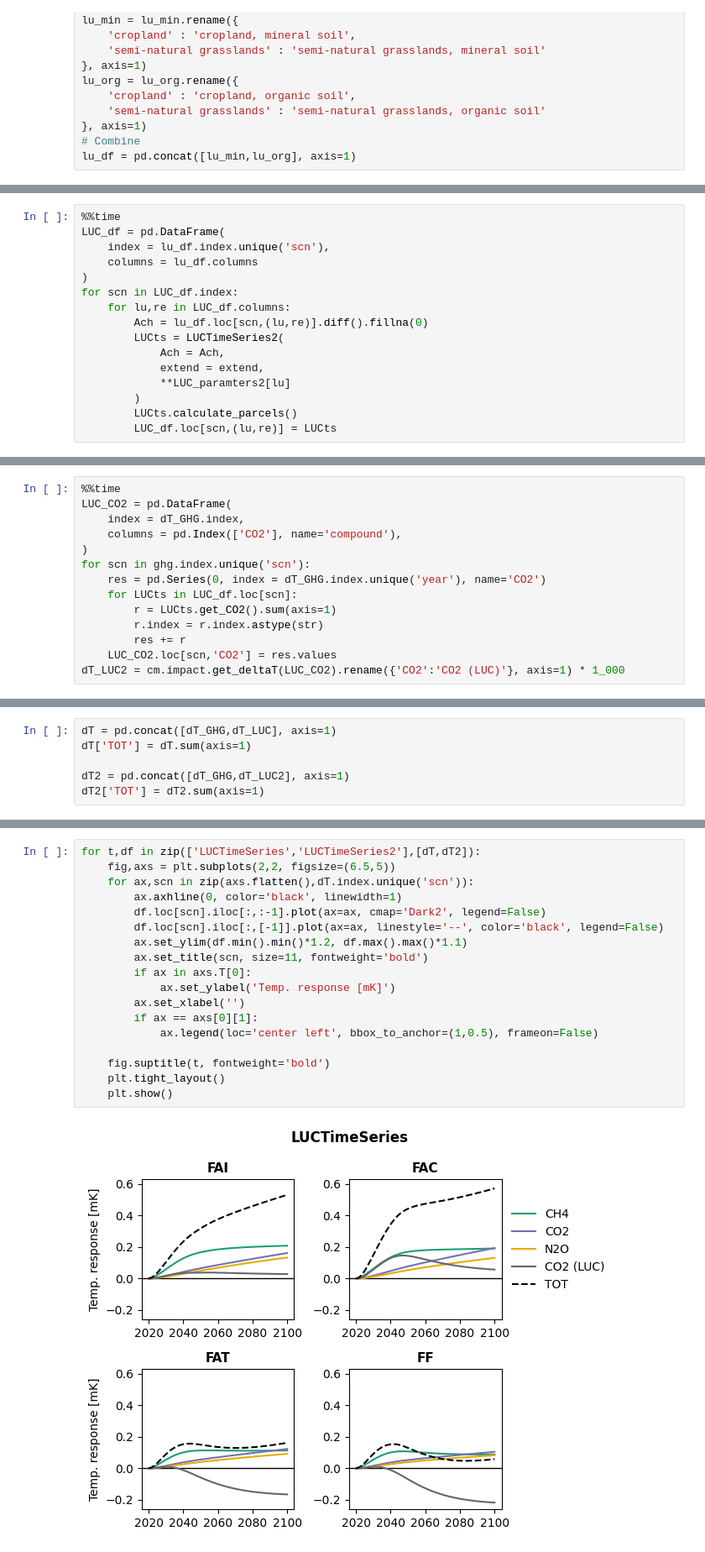
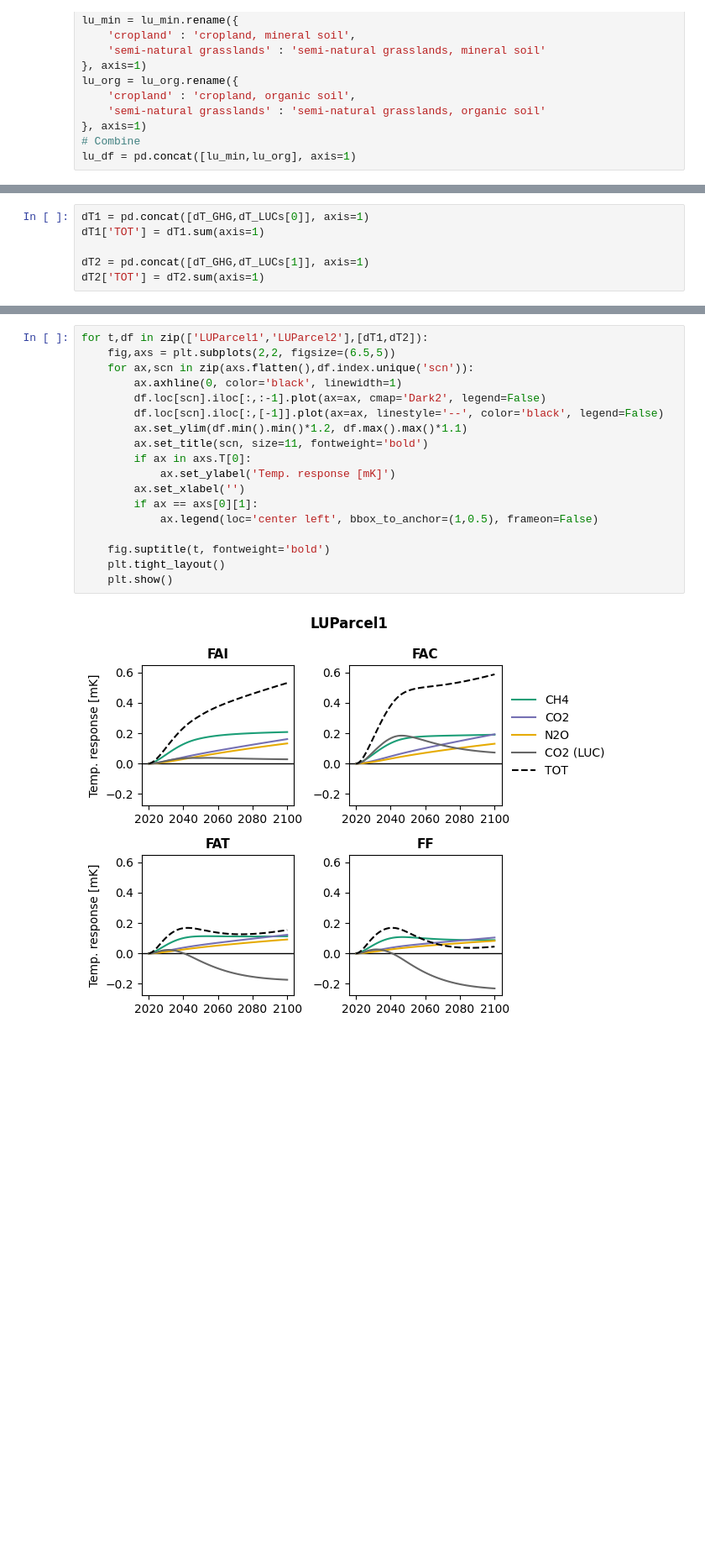
Before and after one commit to SLU-foodsystems/CIBUSmod, a Jupyter notebook: notebooks/LUC.ipynb, the cells around one changed output, grey strips where cells are left out. Shown at 84% size. Cells and saved outputs as stored; diff of their text form; blank space fills up the shorter version.

Commit message:
Reformulated to make LUParcel classes more similar and compatible with the same LUCTimeSeries class

```diff
--- a/notebooks/LUC.ipynb
+++ b/notebooks/LUC.ipynb
@@ -188,16 +318,0 @@ One `LUCTimeSeries2` is created per each of the foour land use categories and fo
-# %%
-%%time
-LUC_df = pd.DataFrame(
-    index = lu_df.index.unique('scn'),
-    columns = lu_df.columns
-)
-for scn in LUC_df.index:
-    for lu,re in LUC_df.columns:
-        Ach = lu_df.loc[scn,(lu,re)].diff().fillna(0)
-        LUCts = LUCTimeSeries2(
-            Ach = Ach,
-            extend = extend,
-            **LUC_paramters2[lu]
-        )
-        LUCts.calculate_parcels()
-        LUC_df.loc[scn,(lu,re)] = LUCts
@@ -210,14 +318,0 @@ Emissions are here aggregated over all land use categories and regions.
-# %%
-%%time
-LUC_CO2 = pd.DataFrame(
-    index = dT_GHG.index,
-    columns = pd.Index(['CO2'], name='compound'),
-)
-for scn in ghg.index.unique('scn'):
-    res = pd.Series(0, index = dT_GHG.index.unique('year'), name='CO2')
-    for LUCts in LUC_df.loc[scn]:
-        r = LUCts.get_CO2().sum(axis=1)
-        r.index = r.index.astype(str)
-        res += r
-    LUC_CO2.loc[scn,'CO2'] = res.values
-dT_LUC2 = cm.impact.get_deltaT(LUC_CO2).rename({'CO2':'CO2 (LUC)'}, axis=1) * 1_000
@@ -231,6 +321,6 @@ Wall time: 12.7 s
 # %%
-dT = pd.concat([dT_GHG,dT_LUC], axis=1)
-dT['TOT'] = dT.sum(axis=1)
+dT1 = pd.concat([dT_GHG,dT_LUCs[0]], axis=1)
+dT1['TOT'] = dT1.sum(axis=1)
 
-dT2 = pd.concat([dT_GHG,dT_LUC2], axis=1)
+dT2 = pd.concat([dT_GHG,dT_LUCs[1]], axis=1)
 dT2['TOT'] = dT2.sum(axis=1)
@@ -239,20 +329,20 @@ dT2['TOT'] = dT2.sum(axis=1)
 # %%
-for t,df in zip(['LUCTimeSeries','LUCTimeSeries2'],[dT,dT2]):
+for t,df in zip(['LUParcel1','LUParcel2'],[dT1,dT2]):
     fig,axs = plt.subplots(2,2, figsize=(6.5,5))
-    for ax,scn in zip(axs.flatten(),dT.index.unique('scn')):
+    for ax,scn in zip(axs.flatten(),df.index.unique('scn')):
         ax.axhline(0, color='black', linewidth=1)
         df.loc[scn].iloc[:,:-1].plot(ax=ax, cmap='Dark2', legend=False)
         df.loc[scn].iloc[:,[-1]].plot(ax=ax, linestyle='--', color='black', legend=False)
         ax.set_ylim(df.min().min()*1.2, df.max().max()*1.1)
         ax.set_title(scn, size=11, fontweight='bold')
         if ax in axs.T[0]:
             ax.set_ylabel('Temp. response [mK]')
         ax.set_xlabel('')
         if ax == axs[0][1]:
             ax.legend(loc='center left', bbox_to_anchor=(1,0.5), frameon=False)
 
     fig.suptitle(t, fontweight='bold')
     plt.tight_layout()
     plt.show()
 # %% [output]
-[figure, old version]
+[figure, new version]
```
Also changed, not shown: parts of 48 cells of this notebook, 1 other file.
